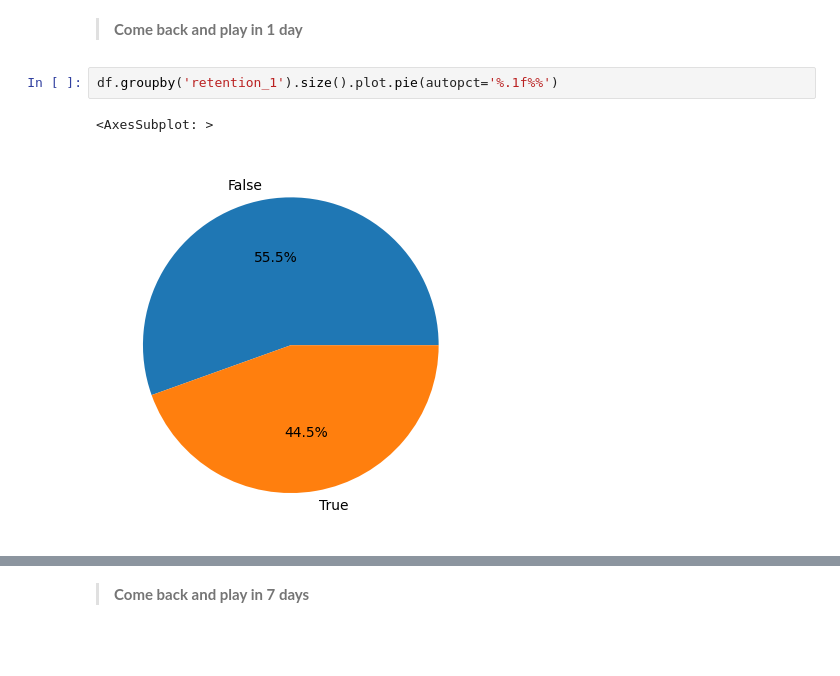
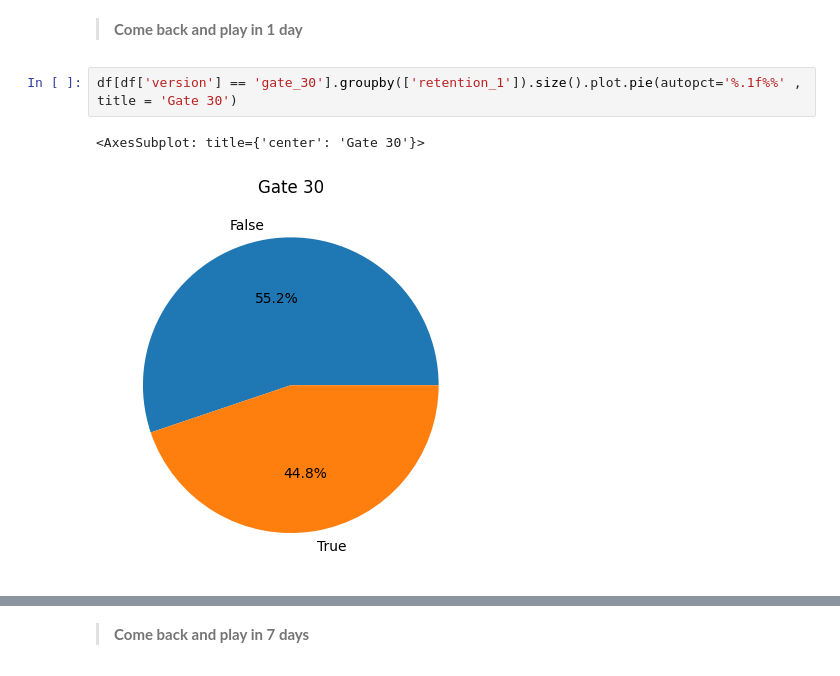
Before and after one commit to IanCEHwang/A-B-testing, a Jupyter notebook: Mobile Games AB testing_Cookie_Cats/EDA.ipynb, the cells around one changed output, grey strips where cells are left out. Cells and saved outputs as stored; diff of their text form; blank space fills up the shorter version.

```diff
--- a/Mobile Games AB testing_Cookie_Cats/EDA.ipynb
+++ b/Mobile Games AB testing_Cookie_Cats/EDA.ipynb
@@ -58,7 +83,7 @@ test and control group sizes are roughly the same
 # %% [markdown]
 >**Come back and play in 1 day**
 # %%
-df.groupby('retention_1').size().plot.pie(autopct='%.1f%%')
+df[df['version'] == 'gate_30'].groupby(['retention_1']).size().plot.pie(autopct='%.1f%%' , title = 'Gate 30')
 # %% [output]
-<AxesSubplot: >
+<AxesSubplot: title={'center': 'Gate 30'}>
-[figure, old version]
+[figure, new version]
```
Also changed, not shown: parts of 8 cells of this notebook.
